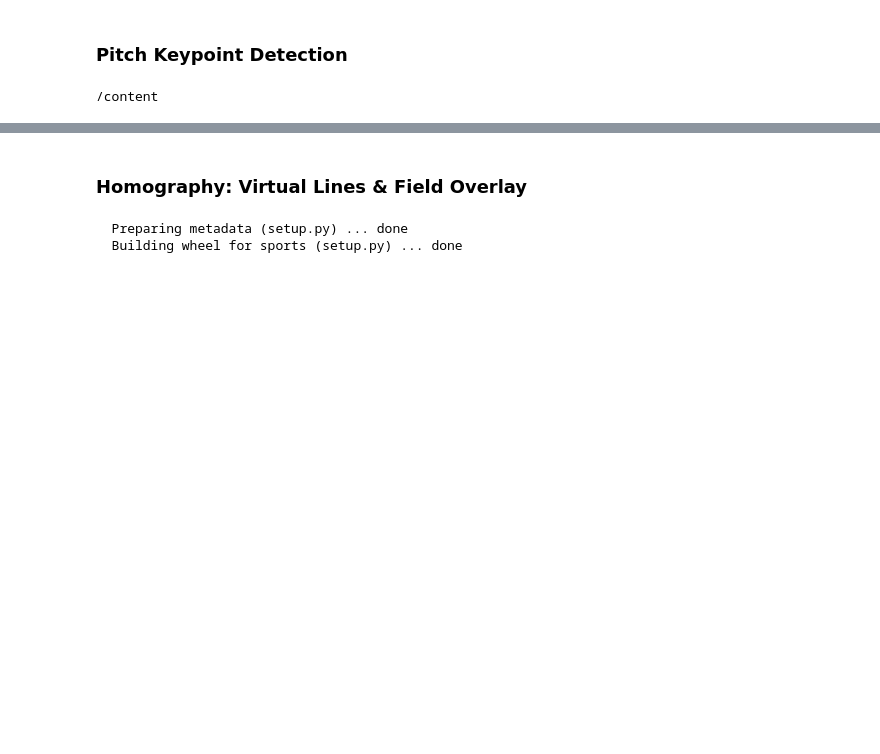
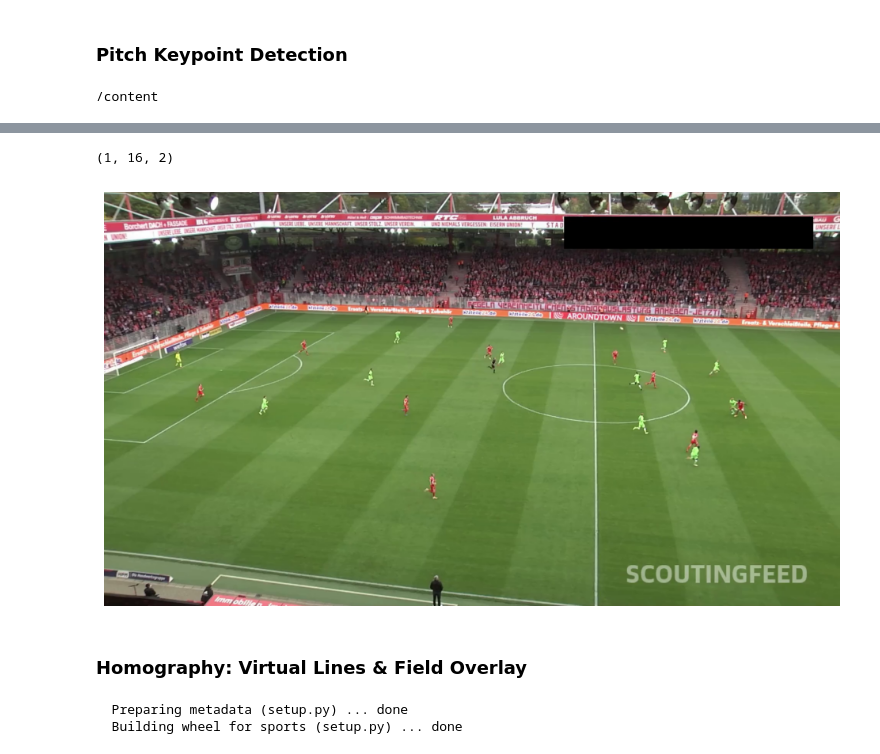
Before and after one commit to KhangHo10/AI-Football-Detection, a Jupyter notebook: football_overview_map.ipynb, the cells around one changed output, grey strips where cells are left out. Saved outputs shown, nothing was run; the diff lists cells and outputs as text; code cells hidden in the pictures; blank space fills up the shorter version.

```diff
--- a/football_overview_map.ipynb
+++ b/football_overview_map.ipynb
@@ -237,3 +240,12 @@ with sv.VideoSink(target_path=OUTPUT_VIDEO_PATH, video_info=video_info) as sink:
+# %%
+
+frame_reference_key_points.xy.shape
+# %% [output]
+(1, 16, 2)
+# %%
+sv.plot_image(frame)
+# %% [output]
+[figure, added]
 # %% [markdown]
 ### **Homography: Virtual Lines & Field Overlay**
 # %%
```
Also changed, not shown: parts of 11 cells of this notebook, 2 other files.
